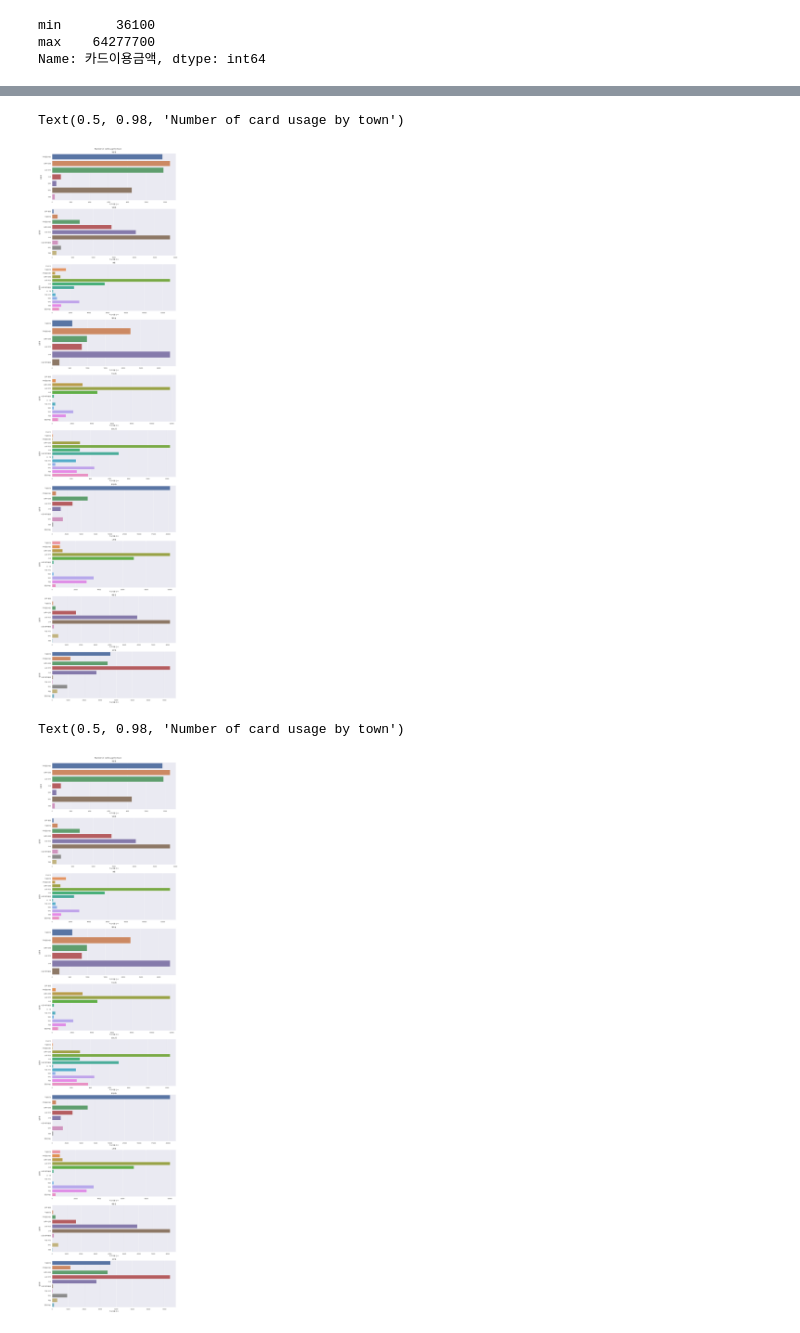
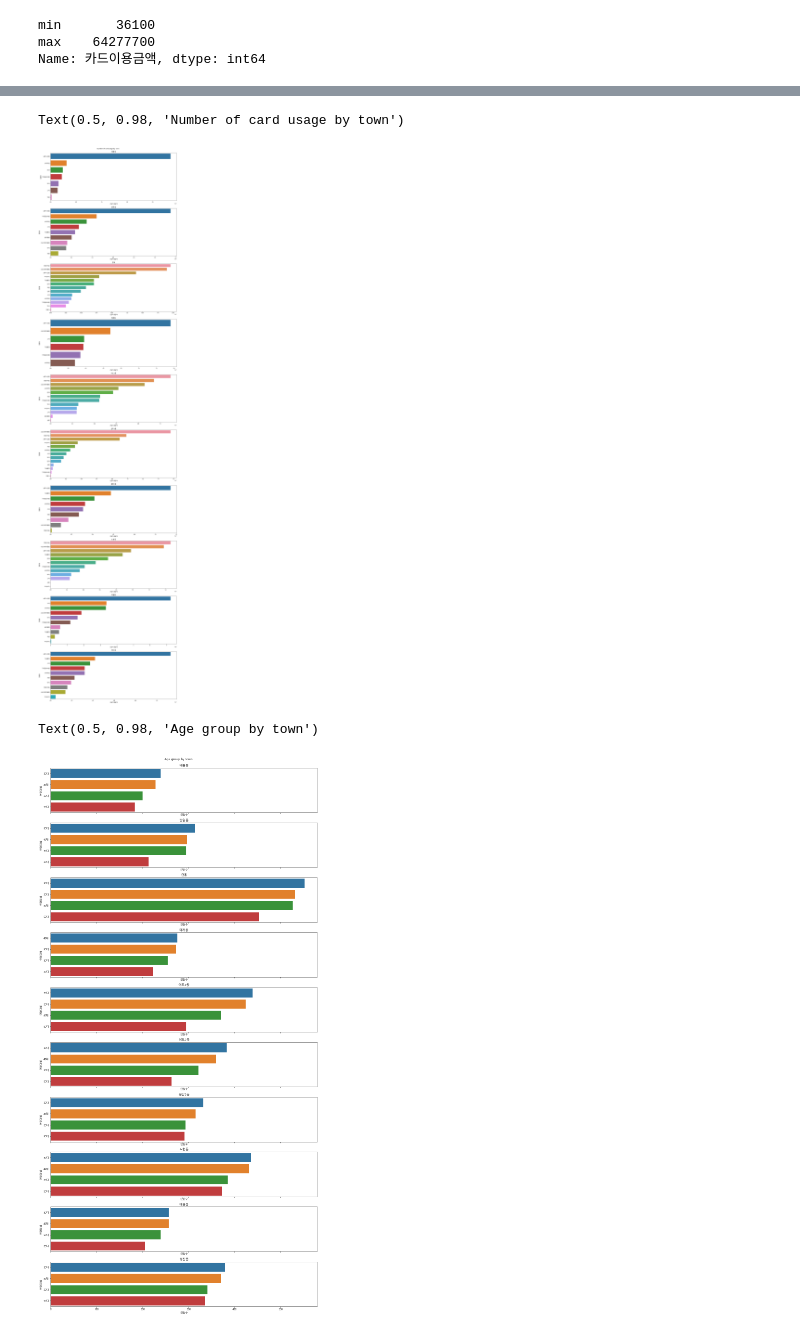
Before and after one commit to So-chankyun/consumption-pattern-analysis-of-jeju-tourist, a Jupyter notebook: consumption pattern analysis of jeju tourist.ipynb, the cells around one changed output, grey strips where cells are left out. Drawn from its saved outputs; the diff is of its cells as text; code cells hidden in the pictures.

Commit message:
add age grp by industry

```diff
--- a/consumption pattern analysis of jeju tourist.ipynb
+++ b/consumption pattern analysis of jeju tourist.ipynb
@@ -316,7 +321,7 @@ for idx, industry in enumerate(upjong):
     axes[idx].plot(dates,result,color='b',marker='.')
     axes[idx].set_xlabel('Date')
     axes[idx].set_ylabel('Amount')
-    axes[idx].set_title(industry,fontproperties=fontprop)
+    axes[idx].set_title(industry)
 
 plt.suptitle('Card usage amount by industry')
 # %% [output]
@@ -348,20 +352,0 @@ Text(0.5, 0.98, 'Card usage amount by industry')
-# %%
-# 시간에 따른 업종별 카드이용건수
-number_of_card_usage_by_industry = data.groupby(['업종명','기준년월'])['카드이용건수'].sum()
-dates = data['기준년월'].unique()
-fig, axes = plt.subplots(nrows=len(upjong),figsize=(15,60),constrained_layout=True)
-
-# 업종중 특정날짜의 데이터가 없는 경우가 있다. 따라서 특정날짜의 data를 0으로 하여 추가한다.
-for idx, industry in enumerate(upjong):
-    result = number_of_card_usage_by_industry.loc[(industry,dates)]
-    date_by_industry = result.index.get_level_values('기준년월')
-    for date in dates:
-        if date not in date_by_industry:
-            result[(industry,date)]=0
-
-    axes[idx].plot(dates,result,color='b',marker='.')
-    axes[idx].set_xlabel('Date')
-    axes[idx].set_ylabel('Amount')
-    axes[idx].set_title(industry,fontproperties=fontprop)
-
-plt.suptitle('Number of card usage by industry')
@@ -376,7 +358,7 @@ group_by_town_and_industry_df = group_by_town_and_industry.reset_index()
 fig, axes = plt.subplots(nrows=len(town_in_jejudo),figsize=(15,60),constrained_layout=True)
 
 for idx, town in enumerate(town_in_jejudo):
-    sns.barplot(ax=axes[idx],x='카드이용금액',y='업종명',data=card_usage_amount_by_town_df[card_usage_amount_by_town_df['제주 중분류']==town])
+    sns.barplot(ax=axes[idx],x='카드이용금액',y='업종명',data=group_by_town_and_industry_df[group_by_town_and_industry_df['제주 중분류']==town].sort_values(by='카드이용금액',ascending=False))
     axes[idx].set_title(town)
 
 plt.suptitle('Card usage amount by town')
@@ -388,24 +376,24 @@ Text(0.5, 0.98, 'Card usage amount by town')
 fig, axes = plt.subplots(nrows=len(town_in_jejudo),figsize=(15,60),constrained_layout=True)
 
 for idx, town in enumerate(town_in_jejudo):
-    sns.barplot(ax=axes[idx],x='카드이용건수',y='업종명',data=group_by_town_and_industry_df[group_by_town_and_industry_df['제주 중분류']==town])
+    sns.barplot(ax=axes[idx],x='건당이용금액',y='업종명',data=group_by_town_and_industry_df[group_by_town_and_industry_df['제주 중분류']==town].sort_values(by='건당이용금액',ascending=False))
     axes[idx].set_title(town)
 
 plt.suptitle('Number of card usage by town')
 # %% [output]
 Text(0.5, 0.98, 'Number of card usage by town')
-[figure, old version]
+[figure, new version]
 # %%
-# 지역별로 소비된 업종 분포(사용 건수별)
-number_of_card_usage_by_town = data.groupby(['제주 중분류','업종명'])['카드이용건수'].sum()
-number_of_card_usage_by_town_df = number_of_card_usage_by_town.to_frame('카드이용건수').reset_index()
-fig, axes = plt.subplots(nrows=len(town_in_jejudo),figsize=(15,60),constrained_layout=True)
+# 지역별로 소비된 연령대
+age_grp_by_town = data.groupby(['제주 중분류','연령대별']).size()
+age_grp_by_town_df = age_grp_by_town.to_frame('인원수').reset_index()
+fig, axes = plt.subplots(nrows=len(town_in_jejudo),figsize=(15,30),sharex=True,constrained_layout=True)
 
 for idx, town in enumerate(town_in_jejudo):
-    sns.barplot(ax=axes[idx],x='카드이용건수',y='업종명',data=number_of_card_usage_by_town_df[number_of_card_usage_by_town_df['제주 중분류']==town])
+    sns.barplot(ax=axes[idx],x='인원수',y='연령대별',data=age_grp_by_town_df[age_grp_by_town_df['제주 중분류']==town].sort_values(by='인원수',ascending=False))
     axes[idx].set_title(town)
 
-plt.suptitle('Number of card usage by town')
+plt.suptitle('Age group by town')
 # %% [output]
-Text(0.5, 0.98, 'Number of card usage by town')
+Text(0.5, 0.98, 'Age group by town')
-[figure, old version]
+[figure, new version]
```
Also changed, not shown: parts of 14 cells of this notebook.
